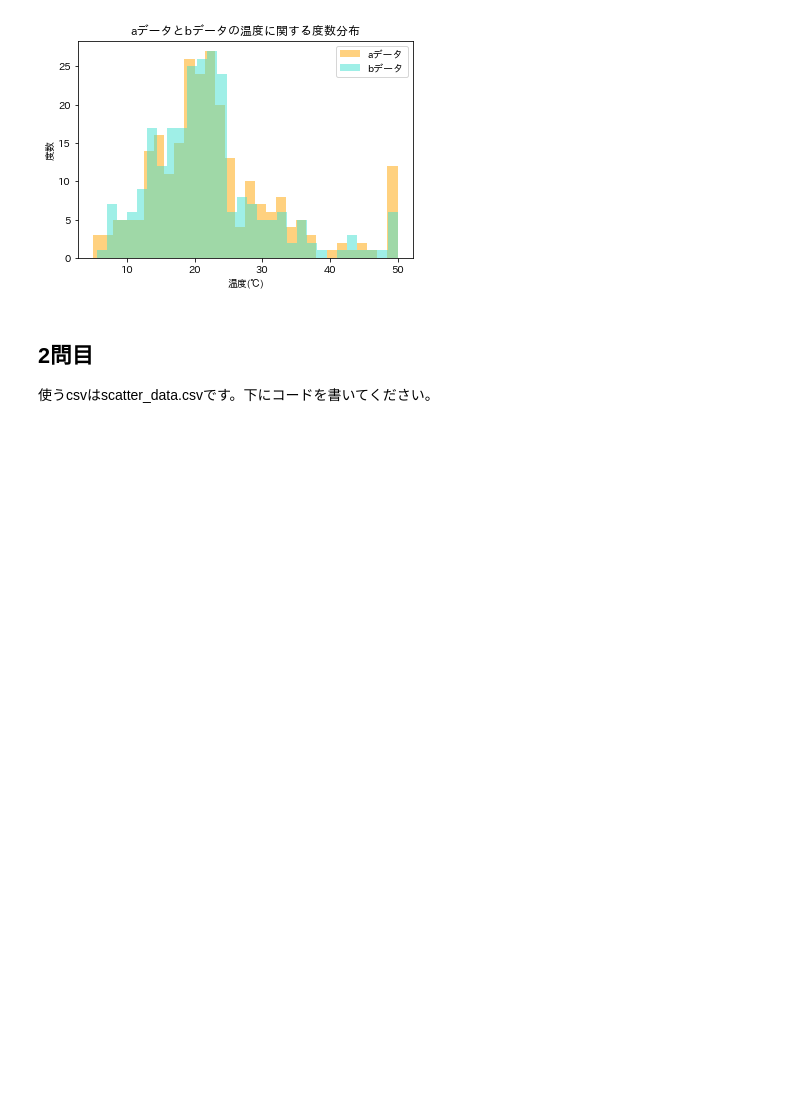
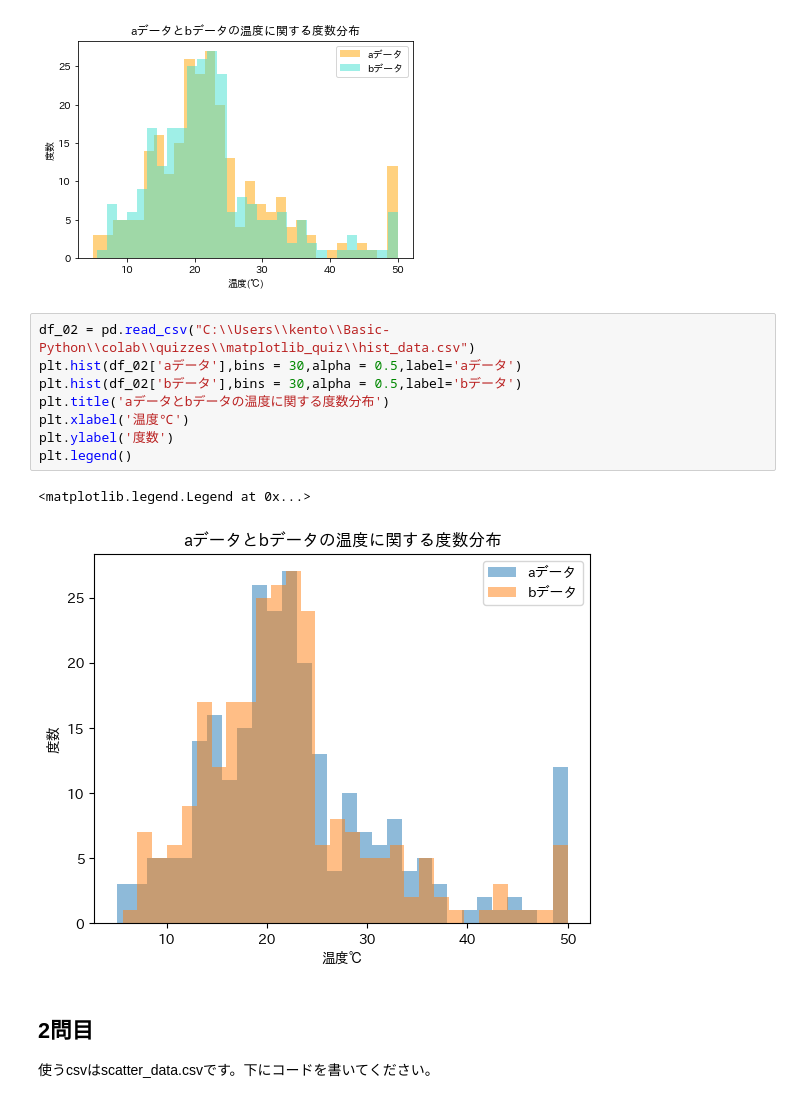
Before and after one commit to masukenn/Basic-Python, a Jupyter notebook: colab/quizzes/可視化問題.ipynb, the cells around one changed output. Drawn from its saved outputs; the diff is of its cells as text; blank space fills up the shorter version.

Commit message:
matplotlib

```diff
--- a/colab/quizzes/可視化問題.ipynb
+++ b/colab/quizzes/可視化問題.ipynb
@@ -20,6 +26,17 @@ Requirement already satisfied: six>=1.5 in /usr/local/lib/python3.7/dist-package
 使うcsvはhist_data.csvです。下にコードを書いてください。
 # %% [markdown]
 ![問1.png](embedded-picture-1)
+# %%
+df_02 = pd.read_csv("C:\\Users\\kento\\Basic-Python\\colab\\quizzes\\matplotlib_quiz\\hist_data.csv")
+plt.hist(df_02['aデータ'],bins = 30,alpha = 0.5,label='aデータ')
+plt.hist(df_02['bデータ'],bins = 30,alpha = 0.5,label='bデータ')
+plt.title('aデータとbデータの温度に関する度数分布')
+plt.xlabel('温度℃')
+plt.ylabel('度数')
+plt.legend()
+# %% [output]
+<matplotlib.legend.Legend at 0x...>
+[figure, added]
 # %% [markdown]
 ## 2問目
 使うcsvはscatter_data.csvです。下にコードを書いてください。
```
Also changed, not shown: parts of 4 cells of this notebook, 1 other file.
